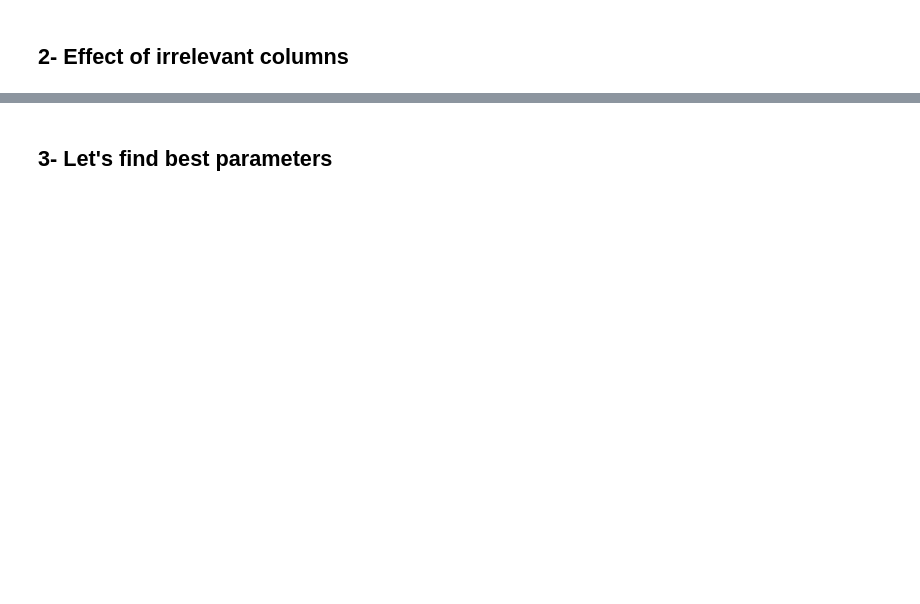
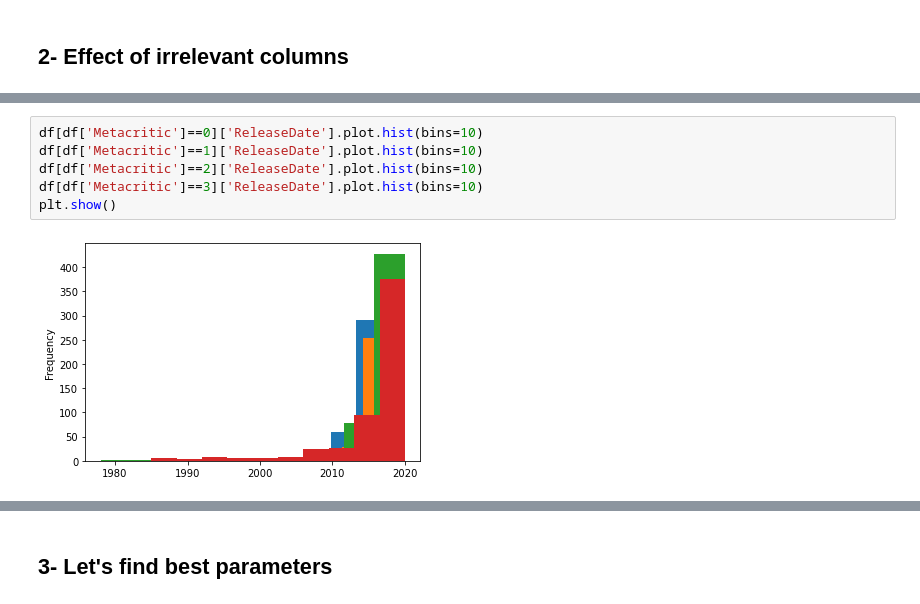
Before and after one commit to Asocsar/MD, a Jupyter notebook: Second_Part/KNN-raco.ipynb, the cells around one changed output, grey strips where cells are left out. Drawn from its saved outputs; the diff is of its cells as text; blank space fills up the shorter version.

```diff
--- a/Second_Part/KNN-raco.ipynb
+++ b/Second_Part/KNN-raco.ipynb
@@ -133,0 +127,8 @@ plt.show()
+# %%
+df[df['Metacritic']==0]['ReleaseDate'].plot.hist(bins=10)
+df[df['Metacritic']==1]['ReleaseDate'].plot.hist(bins=10)
+df[df['Metacritic']==2]['ReleaseDate'].plot.hist(bins=10)
+df[df['Metacritic']==3]['ReleaseDate'].plot.hist(bins=10)
+plt.show()
+# %% [output]
+[figure, added]
```
Also changed, not shown: parts of 33 cells of this notebook, 6 other files.
